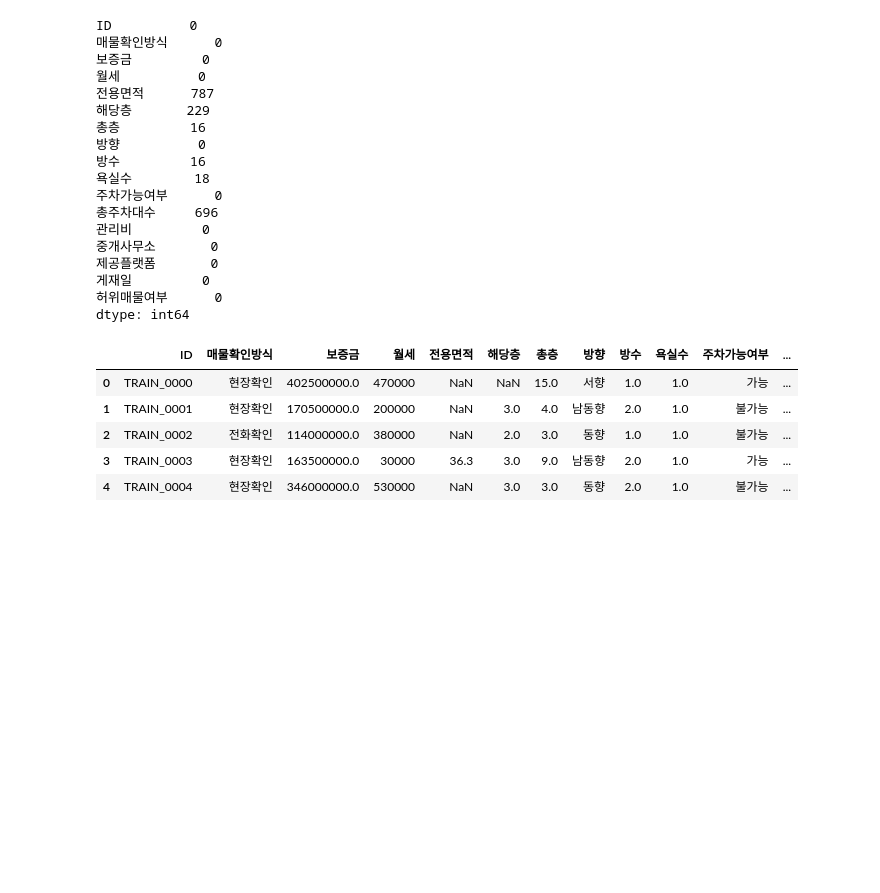
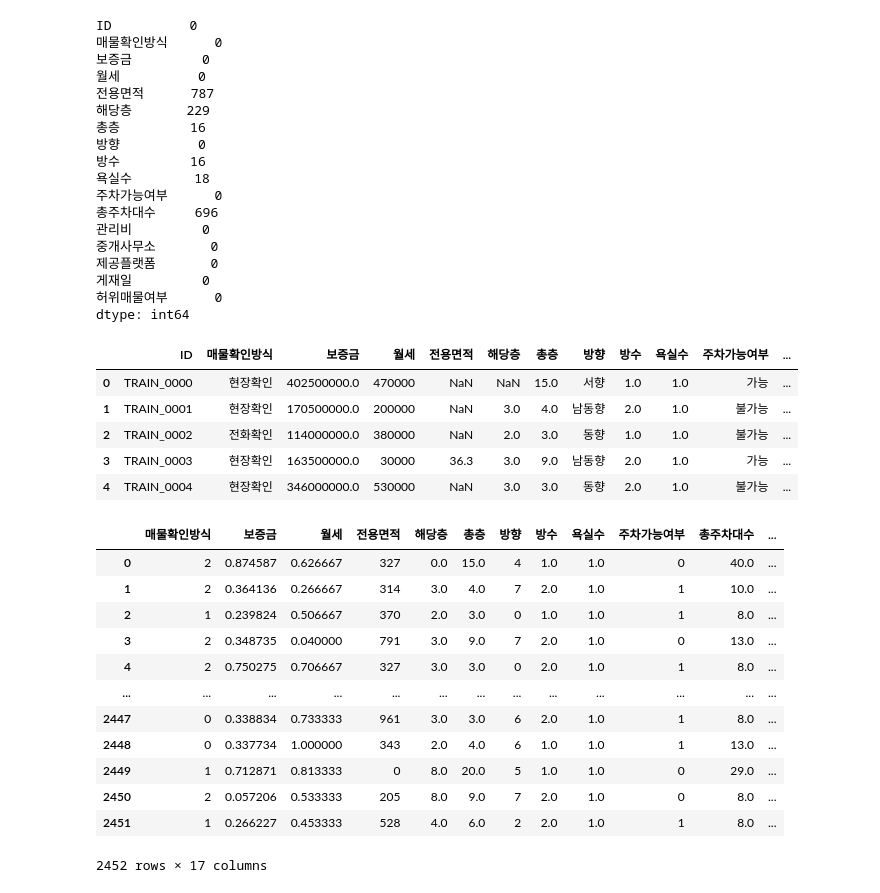
Before and after one commit to Salamamder/project_jericho, a Jupyter notebook: 전처리 전용.ipynb, the cells around one changed output. Saved outputs shown, nothing was run; the diff lists cells and outputs as text; code cells hidden in the pictures; blank space fills up the shorter version.

```diff
--- a/전처리 전용.ipynb
+++ b/전처리 전용.ipynb
@@ -1171,3 +1436,19 @@ train.head()
 | 2 | TRAIN_0002 | 전화확인 | 114000000.0 | 380000 | NaN | 2.0 | 3.0 | 동향 | 1.0 | 1.0 | 불가능 | ... |
 | 3 | TRAIN_0003 | 현장확인 | 163500000.0 | 30000 | 36.3 | 3.0 | 9.0 | 남동향 | 2.0 | 1.0 | 가능 | ... |
 | 4 | TRAIN_0004 | 현장확인 | 346000000.0 | 530000 | NaN | 3.0 | 3.0 | 동향 | 2.0 | 1.0 | 불가능 | ... |
+# %%
+트레인
+# %% [output]
+|  | 매물확인방식 | 보증금 | 월세 | 전용면적 | 해당층 | 총층 | 방향 | 방수 | 욕실수 | 주차가능여부 | 총주차대수 | ... |
+| 0 | 2 | 0.874587 | 0.626667 | 327 | 0.0 | 15.0 | 4 | 1.0 | 1.0 | 0 | 40.0 | ... |
+| 1 | 2 | 0.364136 | 0.266667 | 314 | 3.0 | 4.0 | 7 | 2.0 | 1.0 | 1 | 10.0 | ... |
+| 2 | 1 | 0.239824 | 0.506667 | 370 | 2.0 | 3.0 | 0 | 1.0 | 1.0 | 1 | 8.0 | ... |
+| 3 | 2 | 0.348735 | 0.040000 | 791 | 3.0 | 9.0 | 7 | 2.0 | 1.0 | 0 | 13.0 | ... |
+| 4 | 2 | 0.750275 | 0.706667 | 327 | 3.0 | 3.0 | 0 | 2.0 | 1.0 | 1 | 8.0 | ... |
+| ... | ... | ... | ... | ... | ... | ... | ... | ... | ... | ... | ... | ... |
+| 2447 | 0 | 0.338834 | 0.733333 | 961 | 3.0 | 3.0 | 6 | 2.0 | 1.0 | 1 | 8.0 | ... |
+| 2448 | 0 | 0.337734 | 1.000000 | 343 | 2.0 | 4.0 | 6 | 1.0 | 1.0 | 1 | 13.0 | ... |
+| 2449 | 1 | 0.712871 | 0.813333 | 0 | 8.0 | 20.0 | 5 | 1.0 | 1.0 | 0 | 29.0 | ... |
+| 2450 | 2 | 0.057206 | 0.533333 | 205 | 8.0 | 9.0 | 7 | 2.0 | 1.0 | 0 | 8.0 | ... |
+| 2451 | 1 | 0.266227 | 0.453333 | 528 | 4.0 | 6.0 | 2 | 2.0 | 1.0 | 1 | 8.0 | ... |
+2452 rows × 17 columns
```
Also changed, not shown: parts of 12 cells of this notebook, 2 other files.
